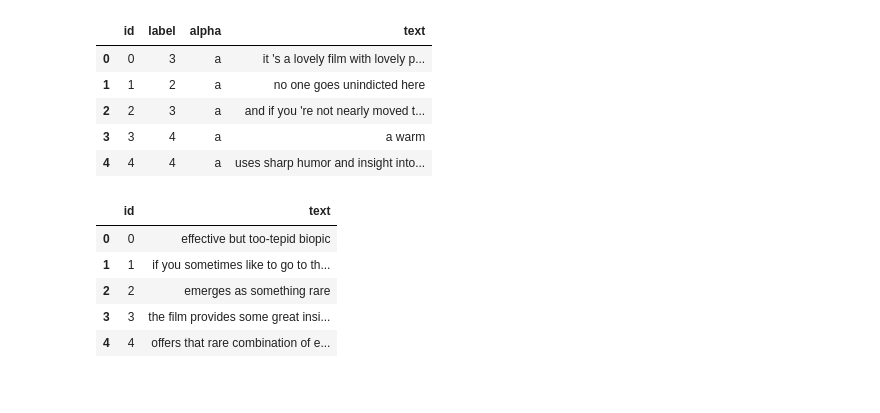
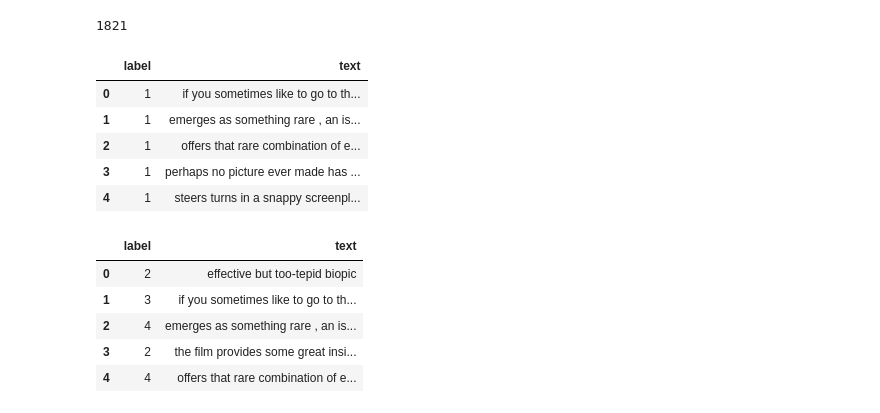
Before and after one commit to angelbeshirov/sent-analysis, a Jupyter notebook: BERT/Bert.ipynb, the cells around one changed output. Saved outputs shown, nothing was run; the diff lists cells and outputs as text; code cells hidden in the pictures.

```diff
--- a/BERT/Bert.ipynb
+++ b/BERT/Bert.ipynb
@@ -74,30 +30,0 @@ df_bert_train.head()
-# %%
-df_bert_dev = pd.DataFrame({
-    'id': range(len(sentences_dev)),
-    'label': labels_dev,
-    'alpha': ['a']*len(labels_dev),
-    'text': sentences_dev
-})
-
-df_bert_dev.head()
-# %% [output]
-|  | id | label | alpha | text |
-| 0 | 0 | 3 | a | it 's a lovely film with lovely p... |
-| 1 | 1 | 2 | a | no one goes unindicted here |
-| 2 | 2 | 3 | a | and if you 're not nearly moved t... |
-| 3 | 3 | 4 | a | a warm |
-| 4 | 4 | 4 | a | uses sharp humor and insight into... |
-# %%
-df_bert_test = pd.DataFrame({
-     'id':range(len(sentences_test)),
-     'text': sentences_test
-})
-
-df_bert_test.head()
-# %% [output]
-|  | id | text |
-| 0 | 0 | effective but too-tepid biopic |
-| 1 | 1 | if you sometimes like to go to th... |
-| 2 | 2 | emerges as something rare |
-| 3 | 3 | the film provides some great insi... |
-| 4 | 4 | offers that rare combination of e... |
@@ -107,0 +31,35 @@ df_bert_test.to_csv('bert/test.tsv', sep='\t', index=False, header=True)
+# %%
+binary_labels, binary_sentences = get_labels_and_sentences(filename_test_binary)
+fg_labels, fg_sentences = get_labels_and_sentences(filename_test_fine_grained)
+
+print(len(binary_labels))
+# %% [output]
+1821
+# %%
+df_bert_test_binary = pd.DataFrame({
+     'label': binary_labels,
+     'text': binary_sentences
+})
+
+df_bert_test_binary.head()
+# %% [output]
+|  | label | text |
+| 0 | 1 | if you sometimes like to go to th... |
+| 1 | 1 | emerges as something rare , an is... |
+| 2 | 1 | offers that rare combination of e... |
+| 3 | 1 | perhaps no picture ever made has ... |
+| 4 | 1 | steers turns in a snappy screenpl... |
+# %%
+df_bert_test_fg = pd.DataFrame({
+     'label': fg_labels,
+     'text': fg_sentences
+})
+
+df_bert_test_fg.head()
+# %% [output]
+|  | label | text |
+| 0 | 2 | effective but too-tepid biopic |
+| 1 | 3 | if you sometimes like to go to th... |
+| 2 | 4 | emerges as something rare , an is... |
+| 3 | 2 | the film provides some great insi... |
+| 4 | 4 | offers that rare combination of e... |
```
Also changed, not shown: parts of 8 cells of this notebook, 39 other files.
